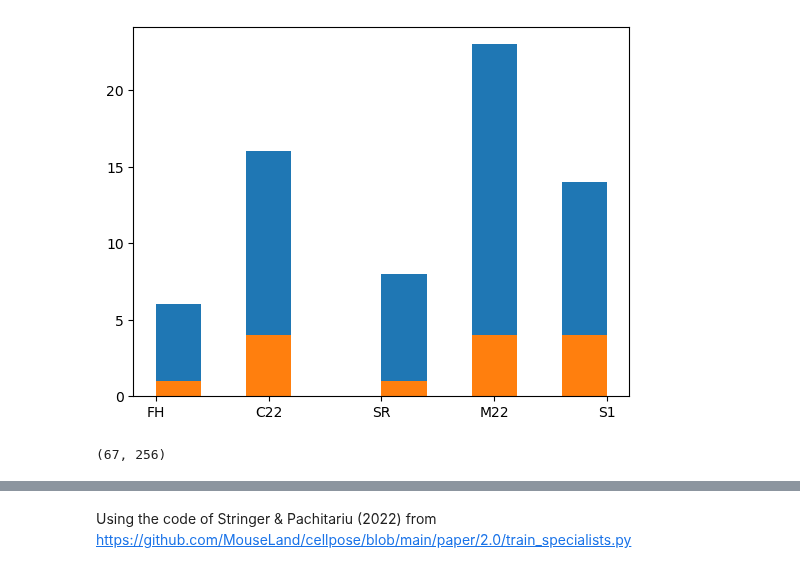
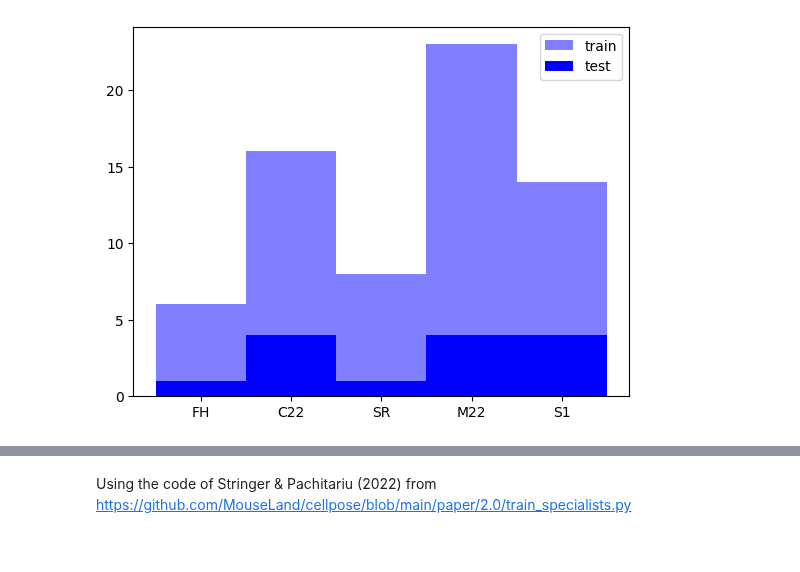
Before and after one commit to dmair1989/imagegrains, a Jupyter notebook: notebooks/tSNE.ipynb, the cells around one changed output, grey strips where cells are left out. Saved outputs shown, nothing was run; the diff lists cells and outputs as text; code cells hidden in the pictures.

Commit message:
finalize tsne clustering

```diff
--- a/notebooks/tSNE.ipynb
+++ b/notebooks/tSNE.ipynb
@@ -52,48 +40,39 @@ else:
+# %%
+train_styles, trainnames, test_styles, testnames = inference_for_tsne(do_inference = False)
 # %%
-# Check for different data sources
-classes = ['C22','M22','FH','SR','S1']
+# Add data tags
 C22_keys = ['kanaka','DS8','deer','hidden']
 M22_keys = ['L2','K1','S9']
 S1_keys = ['S1']
 FH_keys = ['P106']
 SR_keys = ['GU','Luet','Rhein','Simme','Thur']
-data_classes_train = []
-for idx in range(len(trainnames)):
-    if any (x in trainnames[idx] for x in C22_keys):
-        cl_name='C22'
-    elif any (x in trainnames[idx] for x in M22_keys):
-        cl_name='M22'
-    elif any (x in trainnames[idx] for x in S1_keys):
-        cl_name='S1'
-    elif any (x in trainnames[idx] for x in FH_keys):
-        cl_name='FH'
-    elif any (x in trainnames[idx] for x in SR_keys):
-        cl_name='SR'
-    else:
-        cl_name='unknown'
-    data_classes_train.append(cl_name)
-plt.hist(data_classes_train);
+source_tags,set_tags = [],[]
+split_tags = [trainnames,testnames]
 
-data_classes_test = []
-for idx in range(len(testnames)):
-    if any (x in testnames[idx] for x in C22_keys):
-        cl_name='C22'
-    elif any (x in testnames[idx] for x in M22_keys):
-        cl_name='M22'
-    elif any (x in testnames[idx] for x in S1_keys):
-        cl_name='S1'
-    elif any (x in testnames[idx] for x in FH_keys):
-        cl_name='FH'
-    elif any (x in testnames[idx] for x in SR_keys):
-        cl_name='SR'
-    else:
-        cl_name='unknown'
-    data_classes_test.append(cl_name)
-plt.hist(data_classes_test);
+for idx, split in enumerate(split_tags):
+    for name in split:
+        if any (x in name for x in C22_keys):
+            cl_name='C22'
+            set_tag = 'APF'
+        elif any (x in name for x in M22_keys):
+            cl_name='M22'
+            set_tag = 'APF'
+        elif any (x in name for x in S1_keys):
+            cl_name='S1'
+            set_tag = 'S1'
+        elif any (x in name for x in FH_keys):
+            cl_name='FH'
+            set_tag = 'FH'
+        elif any (x in name for x in SR_keys):
+            cl_name='SR'
+            set_tag = 'APF'
+        else:
+            cl_name='unknown'
+            set_tag = 'APF'
+        source_tags.append(cl_name)
+        set_tags.append(set_tag)
+plt.hist(source_tags[0:len(trainnames)], bins=np.arange(6)-0.5,color='b',alpha=0.5,label='train')
+plt.hist(source_tags[len(trainnames):],bins=np.arange(6)-0.5,color='b',label='test')
+plt.legend();
 # %% [output]
-[figure, old version]
+[figure, new version]
-# %%
-aData = pd.DataFrame(train_styles)
-aData.shape
-# %% [output]
-(67, 256)
```
Also changed, not shown: parts of 23 cells of this notebook, 2 other files.
